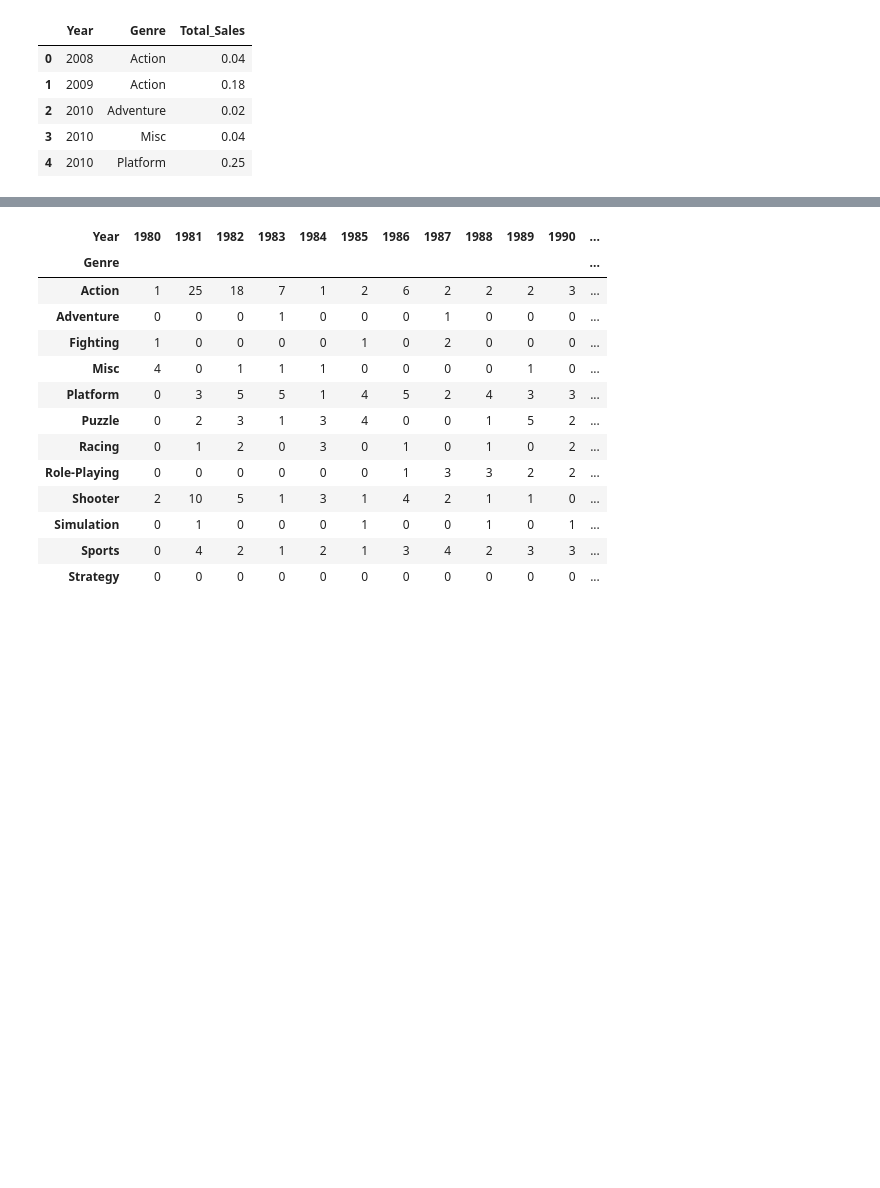
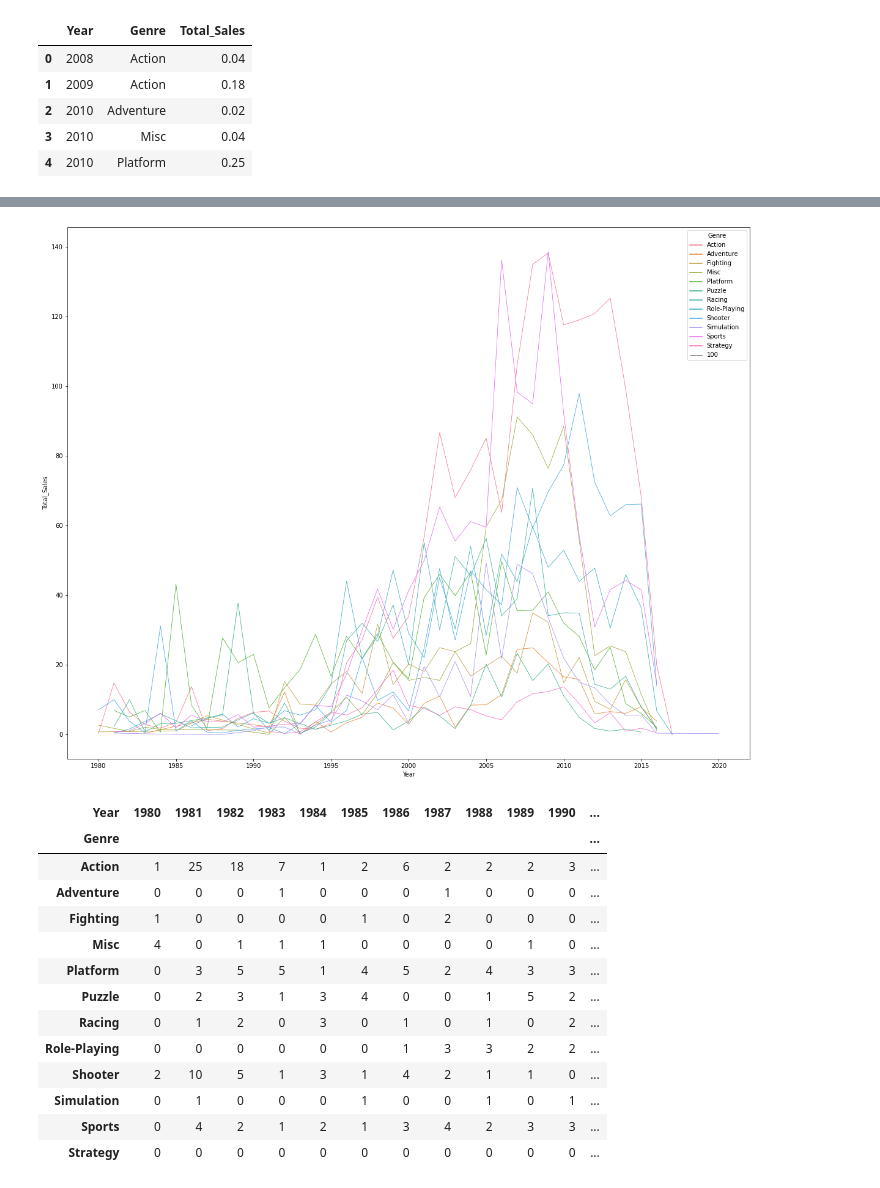
Before and after one commit to ohyunju/projects, a Jupyter notebook: project1/Project1.ipynb, the cells around one changed output, grey strips where cells are left out. Drawn from its saved outputs; the diff is of its cells as text; code cells hidden in the pictures; blank space fills up the shorter version.

```diff
--- a/project1/Project1.ipynb
+++ b/project1/Project1.ipynb
@@ -469,0 +481,5 @@ See the caveats in the documentation: https://pandas.pydata.org/pandas-docs/stab
+# %%
+year_genre3=year_genre
+year_genre3=year_genre.groupby(['Genre','Year']).sum()
+year_genre3 = year_genre3.reset_index()
+year_genre3
@@ -470,3 +500,13 @@ See the caveats in the documentation: https://pandas.pydata.org/pandas-docs/stab
+# %%
+#선 시각화
+import seaborn as sns
+import matplotlib.pyplot as plt
+
+plt.figure(figsize=(20, 16))
+sns.lineplot(year_genre3['Year'],year_genre3['Total_Sales'],hue=year_genre3['Genre'],size=100)
+plt.show()
+# %% [output]
+[figure, added]
 # %%
 year_genre_com = pd.crosstab(df2['Genre'], df2['Year'])
 year_genre_com
```
Also changed, not shown: parts of 2 cells of this notebook.
